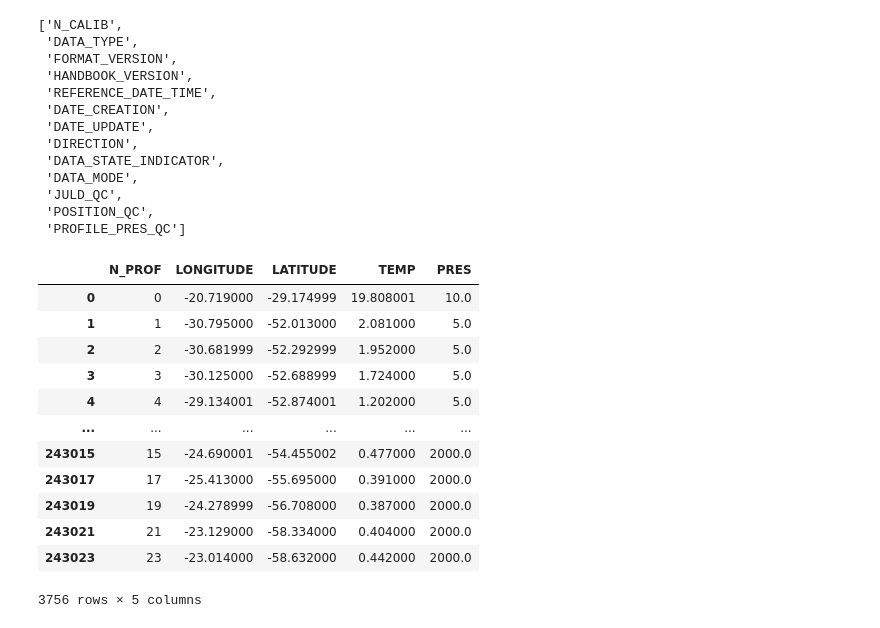
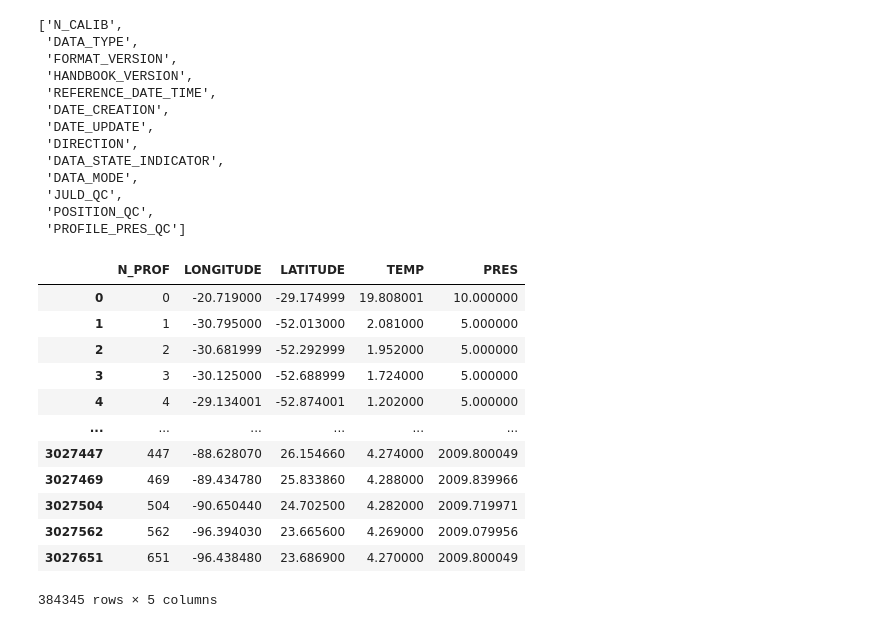
Before and after one commit to mlopez13/argo_temperatures, a Jupyter notebook: argo_temperatures.ipynb, the cells around one changed output. Drawn from its saved outputs; the diff is of its cells as text; code cells hidden in the pictures.

```diff
--- a/argo_temperatures.ipynb
+++ b/argo_temperatures.ipynb
@@ -34,7 +34,7 @@ Data variables:
     Conventions:          Argo-3.1 CF-1.6
     featureType:          trajectoryProfile
 # %%
-variables = [item for item in list(ds.data_vars) if 'HISTORY' not in item]
+variables = [var for var in list(ds.data_vars) if 'HISTORY' not in var]
 df = ds[variables].to_dataframe()
 df = df.reset_index()
 print('Shape: {}'.format(df.shape))
@@ -77,22 +77,22 @@ drop_cols
 # %%
 df = df.drop(columns=drop_cols)
 # %%
-mask = (df['N_PROF'] < 50) & (df['N_PARAM'] == 0)
+mask = df['N_PARAM'] == 0
 my_df = df[mask]
 my_df = my_df[['N_PROF', 'LONGITUDE', 'LATITUDE', 'TEMP', 'PRES']].dropna()
 my_df
 # %% [output]
 |  | N_PROF | LONGITUDE | LATITUDE | TEMP | PRES |
-| 0 | 0 | -20.719000 | -29.174999 | 19.808001 | 10.0 |
-| 1 | 1 | -30.795000 | -52.013000 | 2.081000 | 5.0 |
-| 2 | 2 | -30.681999 | -52.292999 | 1.952000 | 5.0 |
-| 3 | 3 | -30.125000 | -52.688999 | 1.724000 | 5.0 |
-| 4 | 4 | -29.134001 | -52.874001 | 1.202000 | 5.0 |
+| 0 | 0 | -20.719000 | -29.174999 | 19.808001 | 10.000000 |
+| 1 | 1 | -30.795000 | -52.013000 | 2.081000 | 5.000000 |
+| 2 | 2 | -30.681999 | -52.292999 | 1.952000 | 5.000000 |
+| 3 | 3 | -30.125000 | -52.688999 | 1.724000 | 5.000000 |
+| 4 | 4 | -29.134001 | -52.874001 | 1.202000 | 5.000000 |
 | ... | ... | ... | ... | ... | ... |
-| 243015 | 15 | -24.690001 | -54.455002 | 0.477000 | 2000.0 |
-| 243017 | 17 | -25.413000 | -55.695000 | 0.391000 | 2000.0 |
-| 243019 | 19 | -24.278999 | -56.708000 | 0.387000 | 2000.0 |
-| 243021 | 21 | -23.129000 | -58.334000 | 0.404000 | 2000.0 |
-| 243023 | 23 | -23.014000 | -58.632000 | 0.442000 | 2000.0 |
+| 3027447 | 447 | -88.628070 | 26.154660 | 4.274000 | 2009.800049 |
+| 3027469 | 469 | -89.434780 | 25.833860 | 4.288000 | 2009.839966 |
+| 3027504 | 504 | -90.650440 | 24.702500 | 4.282000 | 2009.719971 |
+| 3027562 | 562 | -96.394030 | 23.665600 | 4.269000 | 2009.079956 |
+| 3027651 | 651 | -96.438480 | 23.686900 | 4.270000 | 2009.800049 |
-3756 rows × 5 columns
+384345 rows × 5 columns
 # %%
```
Also changed, not shown: parts of 5 cells of this notebook.
